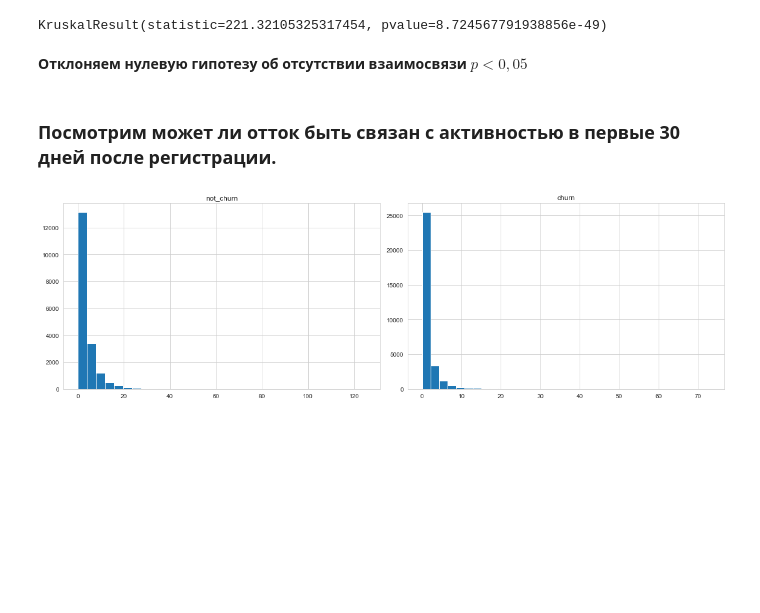
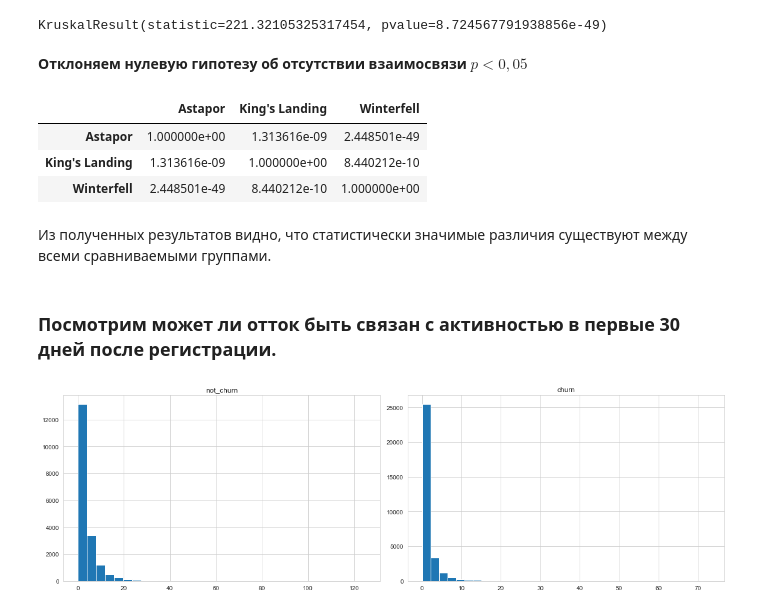
Before and after one commit to dmt-zh/Portfolio, a Jupyter notebook: Churn Rate analysis.ipynb, the cells around one changed output. Drawn from its saved outputs; the diff is of its cells as text; code cells hidden in the pictures; blank space fills up the shorter version.

```diff
--- a/Churn Rate analysis.ipynb
+++ b/Churn Rate analysis.ipynb
@@ -260,6 +261,17 @@ kruskal(df[df['city'] == 'Astapor'].trips_in_first_30_days,
 KruskalResult(statistic=221.32105325317454, pvalue=8.724567791938856e-49)
 # %% [markdown]
 **Отклоняем нулевую гипотезу об отсутствии взаимосвязи** $p < 0,05$
+# %%
+# Посмотрим между какими городами есть статистически значимые различия
+# Для поправки на множественное сравнение воспользуемся методом Холма
+sp.posthoc_dunn(df, val_col='trips_in_first_30_days', group_col='city', p_adjust='holm')
+# %% [output]
+|  | Astapor | King's Landing | Winterfell |
+| Astapor | 1.000000e+00 | 1.313616e-09 | 2.448501e-49 |
+| King's Landing | 1.313616e-09 | 1.000000e+00 | 8.440212e-10 |
+| Winterfell | 2.448501e-49 | 8.440212e-10 | 1.000000e+00 |
+# %% [markdown]
+Из полученных результатов видно, что статистически значимые различия существуют между всеми сравниваемыми группами.
 # %% [markdown]
 ### Посмотрим может ли отток быть связан с активностью в первые 30 дней после регистрации.
 # %%
```
Also changed, not shown: parts of 2 cells of this notebook.
